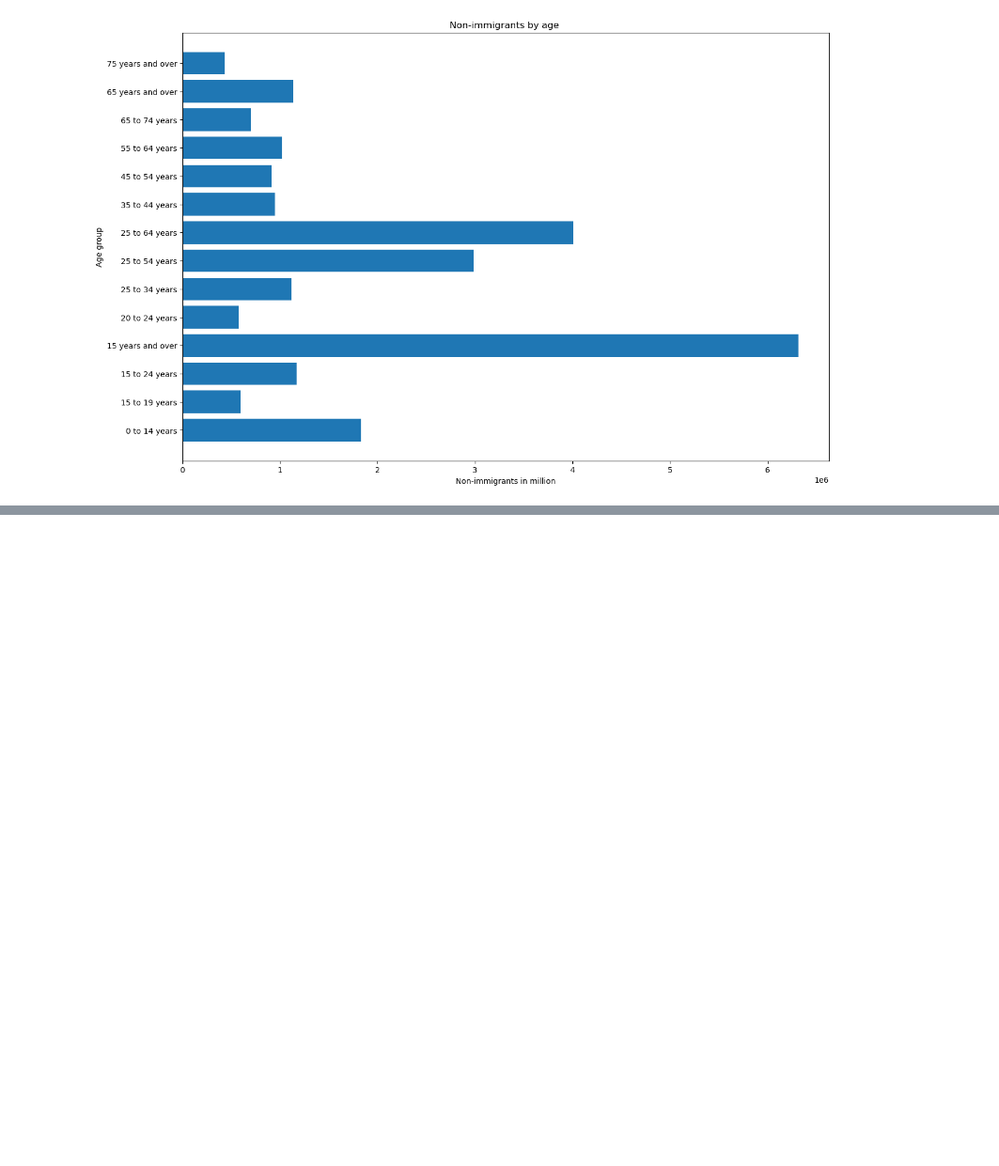
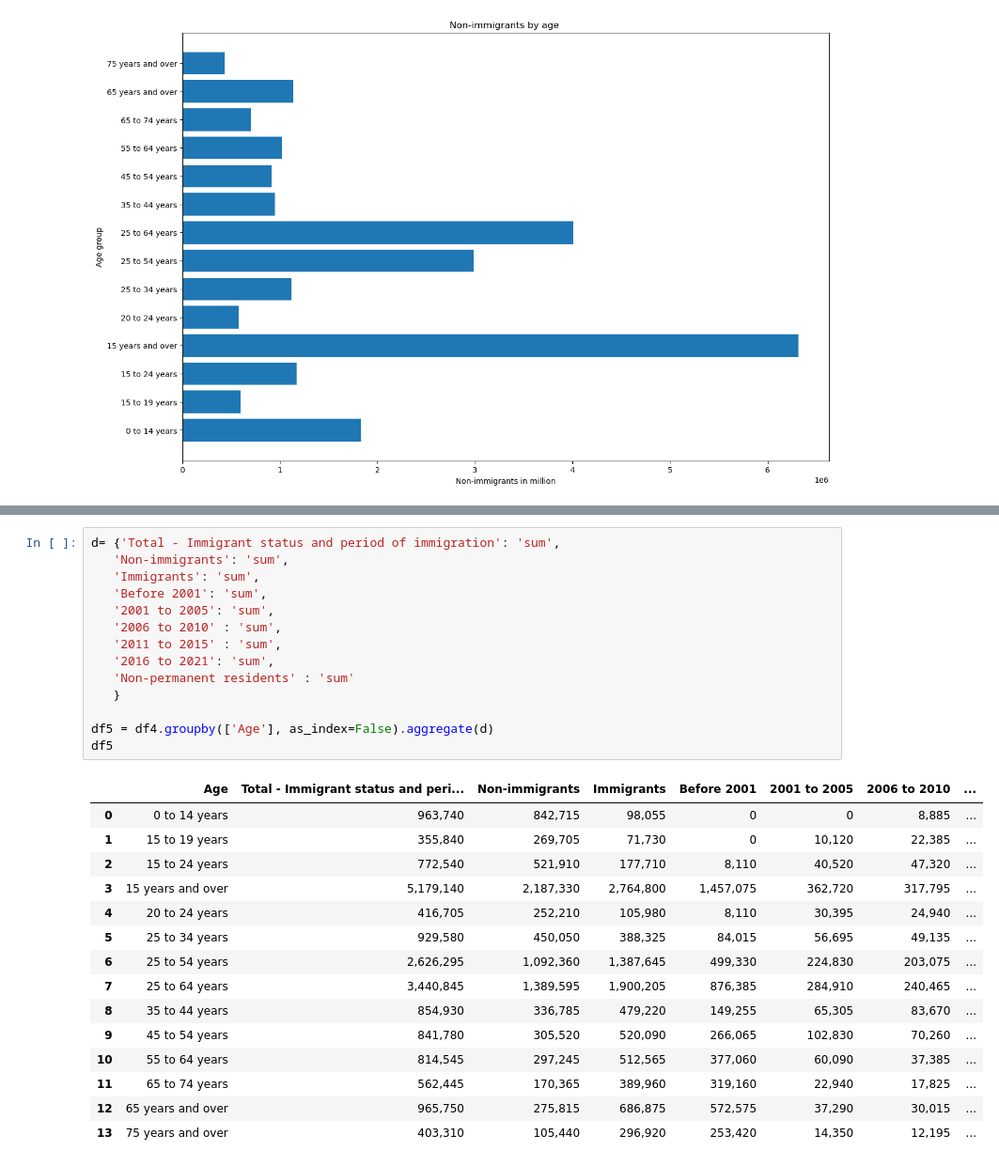
Before and after one commit to pgajjar13/EDA-Project-One-Group-6, a Jupyter notebook: Age_group.ipynb, the cells around one changed output, grey strips where cells are left out. Shown at 94% size. Drawn from its saved outputs; the diff is of its cells as text; blank space fills up the shorter version.

```diff
--- a/Age_group.ipynb
+++ b/Age_group.ipynb
@@ -161,0 +230,30 @@ Text(0.5, 1.0, 'Non-permanent residents by age ')
+# %%
+d= {'Total - Immigrant status and period of immigration': 'sum',
+   'Non-immigrants': 'sum',
+   'Immigrants': 'sum',
+   'Before 2001': 'sum',
+   '2001 to 2005': 'sum',
+   '2006 to 2010' : 'sum',
+   '2011 to 2015' : 'sum',
+   '2016 to 2021': 'sum',
+   'Non-permanent residents' : 'sum'
+   }
+
+df5 = df4.groupby(['Age'], as_index=False).aggregate(d)
+df5
+# %% [output]
+|  | Age | Total - Immigrant status and peri... | Non-immigrants | Immigrants | Before 2001 | 2001 to 2005 | 2006 to 2010 | ... |
+| 0 | 0 to 14 years | 963,740 | 842,715 | 98,055 | 0 | 0 | 8,885 | ... |
+| 1 | 15 to 19 years | 355,840 | 269,705 | 71,730 | 0 | 10,120 | 22,385 | ... |
+| 2 | 15 to 24 years | 772,540 | 521,910 | 177,710 | 8,110 | 40,520 | 47,320 | ... |
+| 3 | 15 years and over | 5,179,140 | 2,187,330 | 2,764,800 | 1,457,075 | 362,720 | 317,795 | ... |
+| 4 | 20 to 24 years | 416,705 | 252,210 | 105,980 | 8,110 | 30,395 | 24,940 | ... |
+| 5 | 25 to 34 years | 929,580 | 450,050 | 388,325 | 84,015 | 56,695 | 49,135 | ... |
+| 6 | 25 to 54 years | 2,626,295 | 1,092,360 | 1,387,645 | 499,330 | 224,830 | 203,075 | ... |
+| 7 | 25 to 64 years | 3,440,845 | 1,389,595 | 1,900,205 | 876,385 | 284,910 | 240,465 | ... |
+| 8 | 35 to 44 years | 854,930 | 336,785 | 479,220 | 149,255 | 65,305 | 83,670 | ... |
+| 9 | 45 to 54 years | 841,780 | 305,520 | 520,090 | 266,065 | 102,830 | 70,260 | ... |
+| 10 | 55 to 64 years | 814,545 | 297,245 | 512,565 | 377,060 | 60,090 | 37,385 | ... |
+| 11 | 65 to 74 years | 562,445 | 170,365 | 389,960 | 319,160 | 22,940 | 17,825 | ... |
+| 12 | 65 years and over | 965,750 | 275,815 | 686,875 | 572,575 | 37,290 | 30,015 | ... |
+| 13 | 75 years and over | 403,310 | 105,440 | 296,920 | 253,420 | 14,350 | 12,195 | ... |
```
Also changed, not shown: parts of 8 cells of this notebook, 1 other file.
